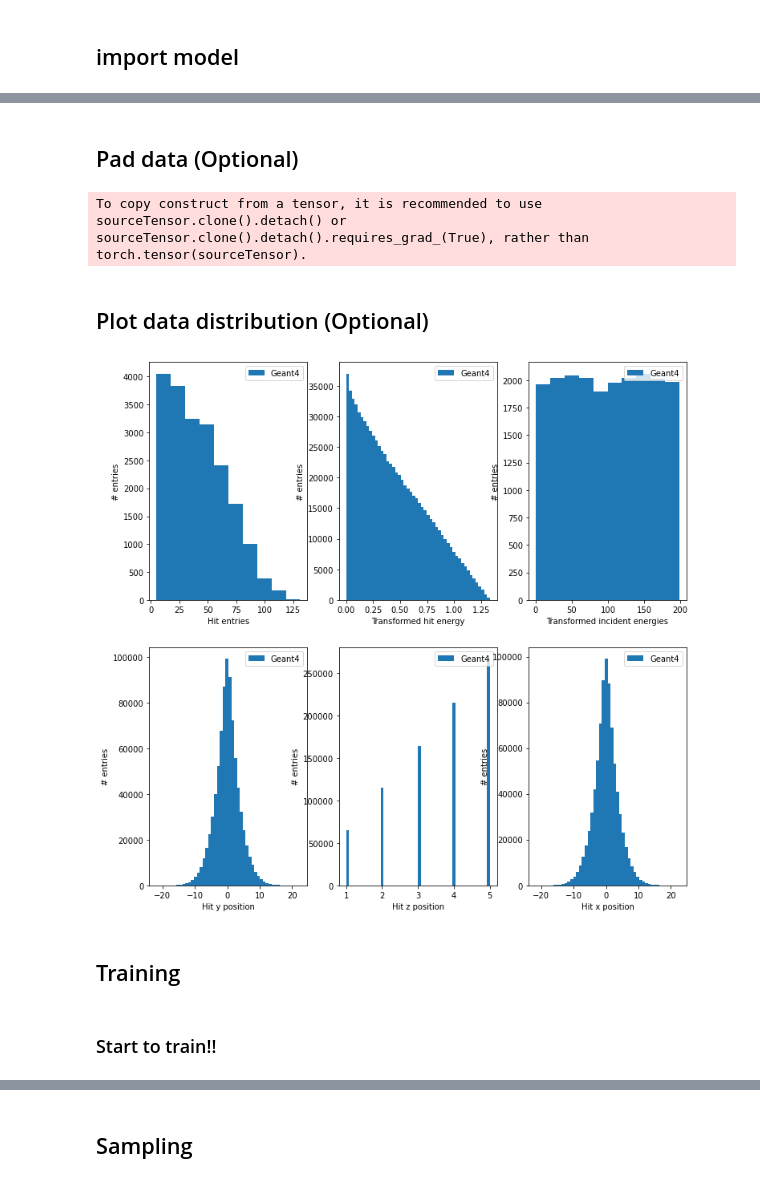
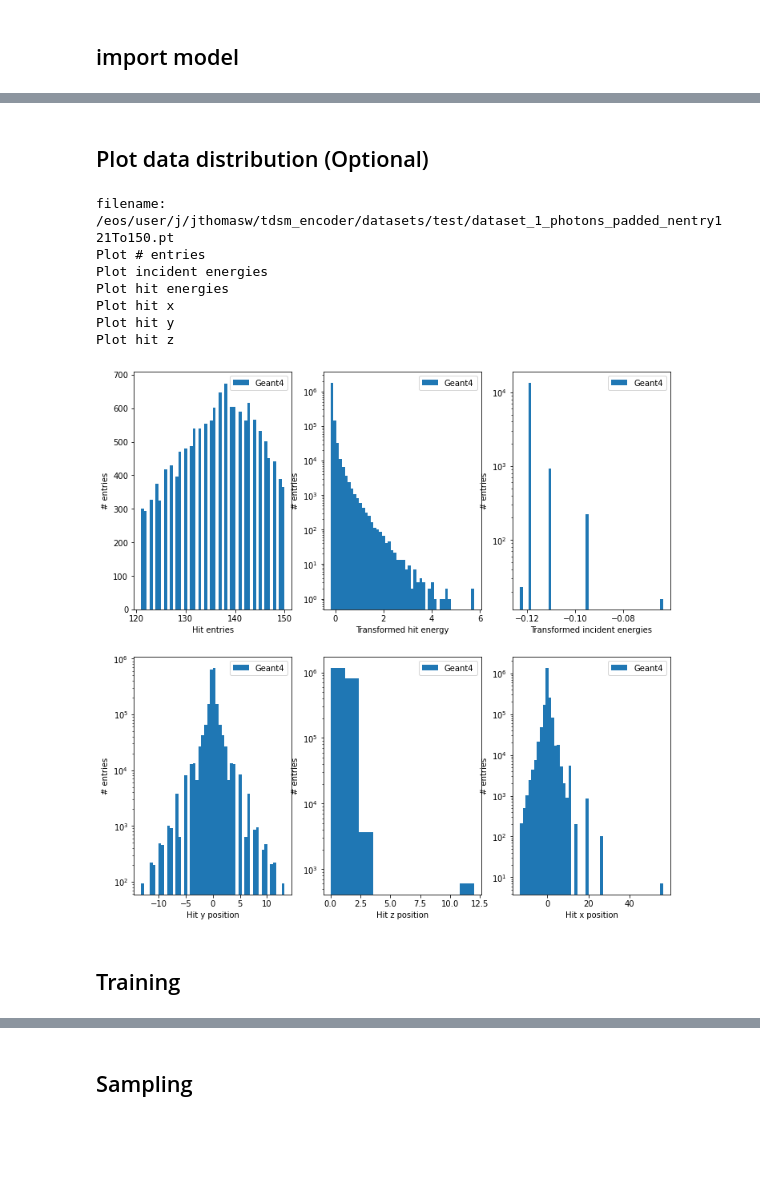
Before and after one commit to vincentchen566/tdsm_encoder, a Jupyter notebook: tdsm_encoder.ipynb, the cells around one changed output, grey strips where cells are left out. Cells and saved outputs as stored; diff of their text form; code cells hidden in the pictures; blank space fills up the shorter version.

Commit message:
big upload of integrated notebook with various packages adapted to work with it

```diff
--- a/tdsm_encoder.ipynb
+++ b/tdsm_encoder.ipynb
@@ -93,32 +100,17 @@ label: embed64_hid128_6trans_4head_dropout0_mask
-# %% [markdown]
-## Pad data (Optional)
-# %%
-files_list_ = []
-for filename in os.listdir(dataset_store_path):
-    if fnmatch.fnmatch(filename, '*' + dataset + '*.pt'):
-        files_list_.append(os.path.join(dataset_store_path, filename))
-
-tqdm_file = tqdm.notebook.trange(len(files_list_))
-os.system("mkdir -p samples")
-for index in tqdm_file:
-    file_name = files_list_[index]
-    data = util.dataset_structure.cloud_dataset(file_name, device=device)
-    data.padding()
-    data.save(os.path.join("samples", (file_name.split('/')[-1]).replace('no_pedding','padding')))
-# %% [output]
-To copy construct from a tensor, it is recommended to use sourceTensor.clone().detach() or sourceTensor.clone().detach().requires_grad_(True), rather than torch.tensor(sourceTensor).
 # %% [markdown]
 ## Plot data distribution (Optional)
 # %%
-plot_file_name = "samples/toy_model.pt"
-custom_data = util.dataset_structure.cloud_dataset(plot_file_name,device=device, transform=transform, transform_y=transform_y)
-point_clouds_loader = DataLoader(custom_data, batch_size=150, shuffle=False)
-fig = util.display.plot_distribution(point_clouds_loader, label="Geant4")
+fig = util.display.plot_distribution(files_list_, label="Geant4")
 fig.show()
 # %% [output]
+filename: /eos/user/j/jthomasw/tdsm_encoder/datasets/test/dataset_1_photons_padded_nentry121To150.pt
+Plot # entries
+Plot incident energies
+Plot hit energies
+Plot hit x
+Plot hit y
+Plot hit z
-[figure, old version]
+[figure, new version]
 # %% [markdown]
 ## Training
-# %% [markdown]
-### Start to train!!
 # %%
```
Also changed, not shown: parts of 8 cells of this notebook, 4 other files.
